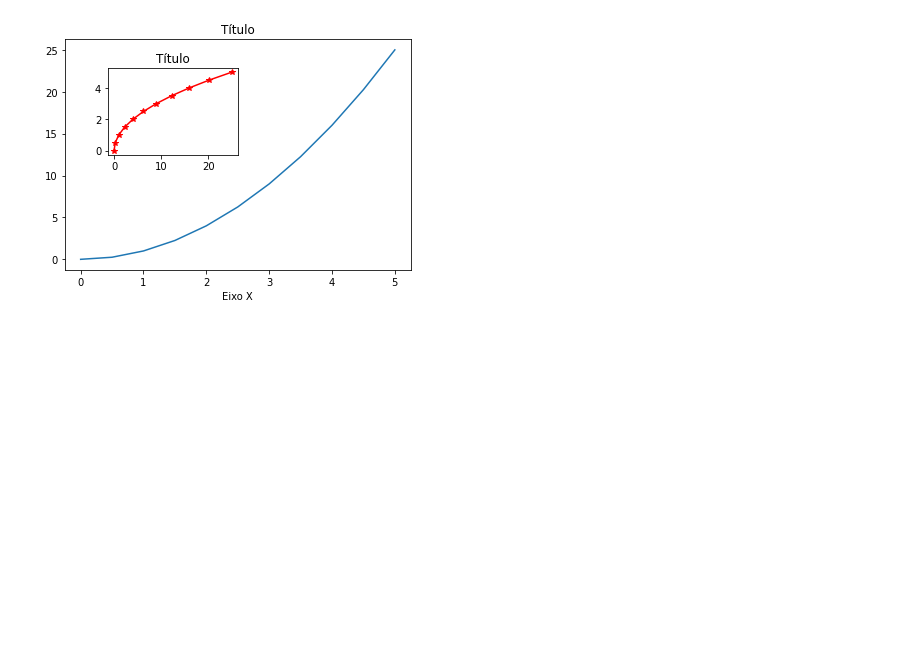
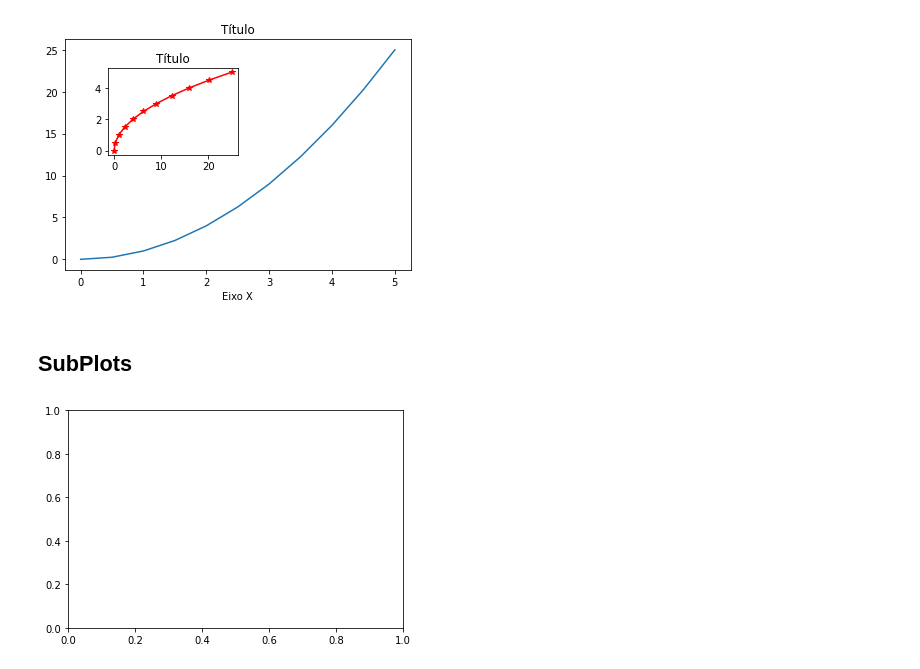
Before and after one commit to FivMeyer/Python_Studies, a Jupyter notebook: 00_basic_python.ipynb, the cells around one changed output. Drawn from its saved outputs; the diff is of its cells as text; code cells hidden in the pictures; blank space fills up the shorter version.

```diff
--- a/00_basic_python.ipynb
+++ b/00_basic_python.ipynb
@@ -1658,3 +1695,9 @@ axes2.set_title('Título')
 # %% [output]
 Text(0.5, 1.0, 'Título')
 [figure]
+# %% [markdown]
+## SubPlots
+# %%
+fig, ax =  plt.subplots()
+# %% [output]
+[figure, added]
```
Also changed, not shown: parts of 102 cells of this notebook, 1 other file.
